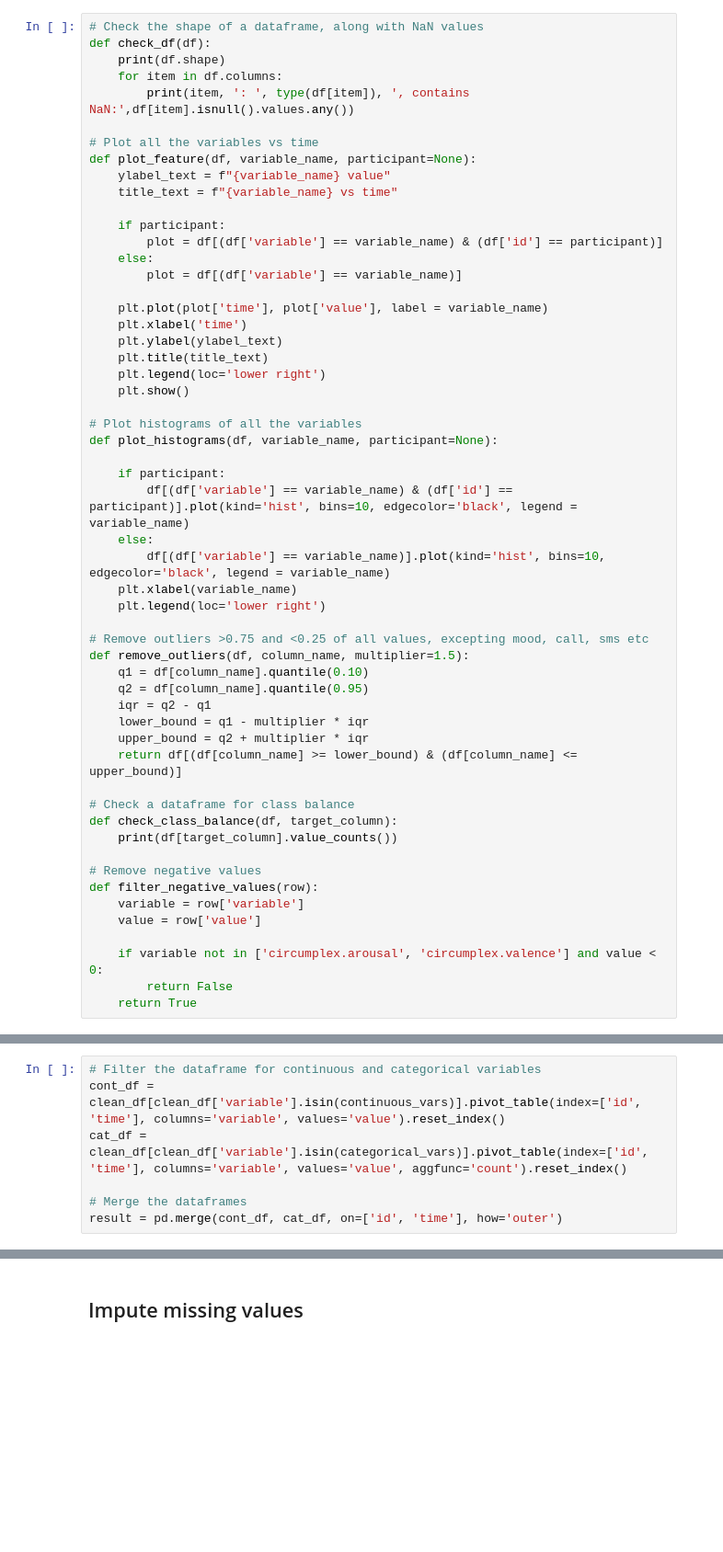
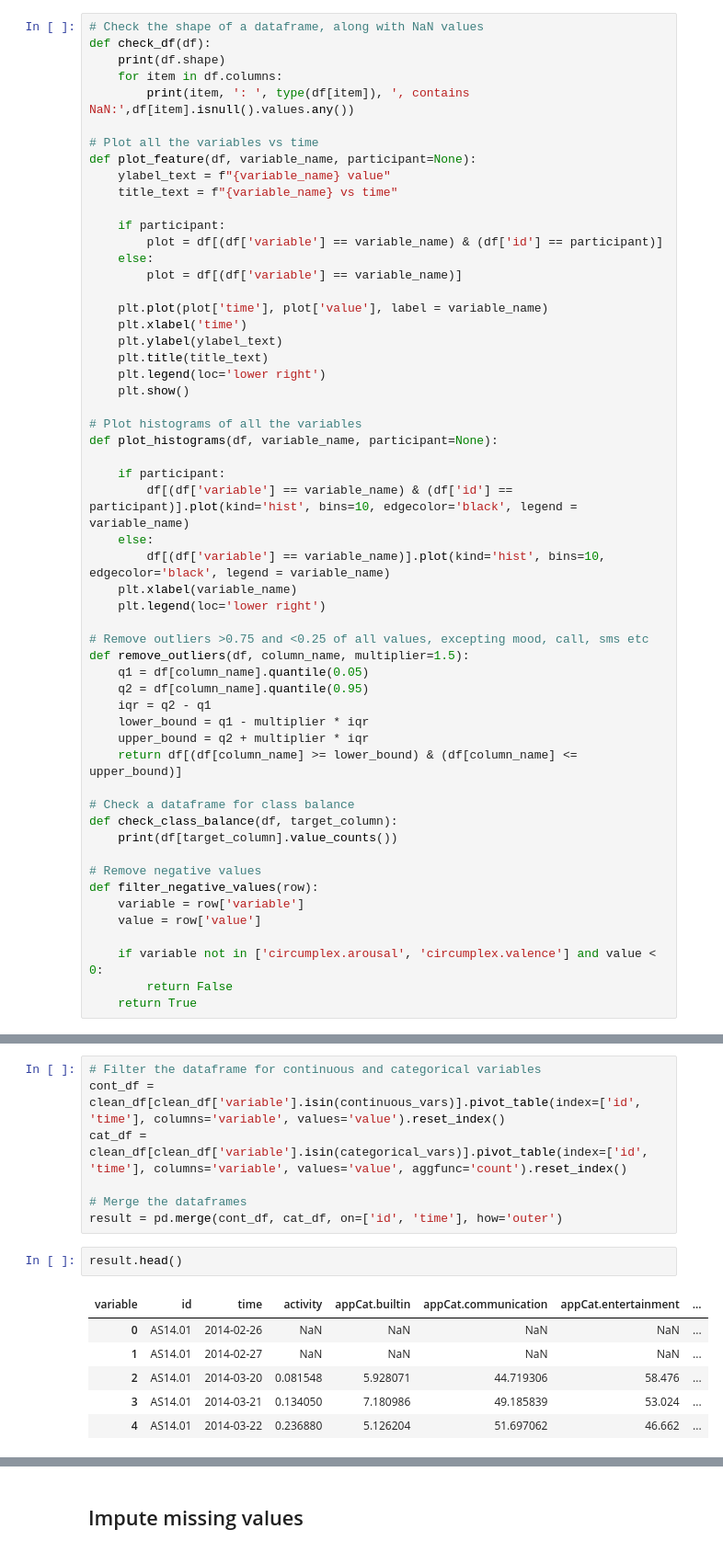
Before and after one commit to nbounatsos/dm_projects, a Jupyter notebook: Assignment 1/ass.ipynb, the cells around one changed output, grey strips where cells are left out. Shown at 92% size. Drawn from its saved outputs; the diff is of its cells as text; blank space fills up the shorter version.

```diff
--- a/Assignment 1/ass.ipynb
+++ b/Assignment 1/ass.ipynb
@@ -54,7 +58,7 @@ def plot_histograms(df, variable_name, participant=None):
 
 # Remove outliers >0.75 and <0.25 of all values, excepting mood, call, sms etc
 def remove_outliers(df, column_name, multiplier=1.5):
-    q1 = df[column_name].quantile(0.10)
+    q1 = df[column_name].quantile(0.05)
     q2 = df[column_name].quantile(0.95)
     iqr = q2 - q1
     lower_bound = q1 - multiplier * iqr
@@ -318,3 +266,12 @@ cat_df = clean_df[clean_df['variable'].isin(categorical_vars)].pivot_table(index
 
 # Merge the dataframes
 result = pd.merge(cont_df, cat_df, on=['id', 'time'], how='outer')
+# %%
+result.head()
+# %% [output]
+| variable | id | time | activity | appCat.builtin | appCat.communication | appCat.entertainment | ... |
+| 0 | AS14.01 | 2014-02-26 | NaN | NaN | NaN | NaN | ... |
+| 1 | AS14.01 | 2014-02-27 | NaN | NaN | NaN | NaN | ... |
+| 2 | AS14.01 | 2014-03-20 | 0.081548 | 5.928071 | 44.719306 | 58.476 | ... |
+| 3 | AS14.01 | 2014-03-21 | 0.134050 | 7.180986 | 49.185839 | 53.024 | ... |
+| 4 | AS14.01 | 2014-03-22 | 0.236880 | 5.126204 | 51.697062 | 46.662 | ... |
```
Also changed, not shown: parts of 13 cells of this notebook, 1 other file.
